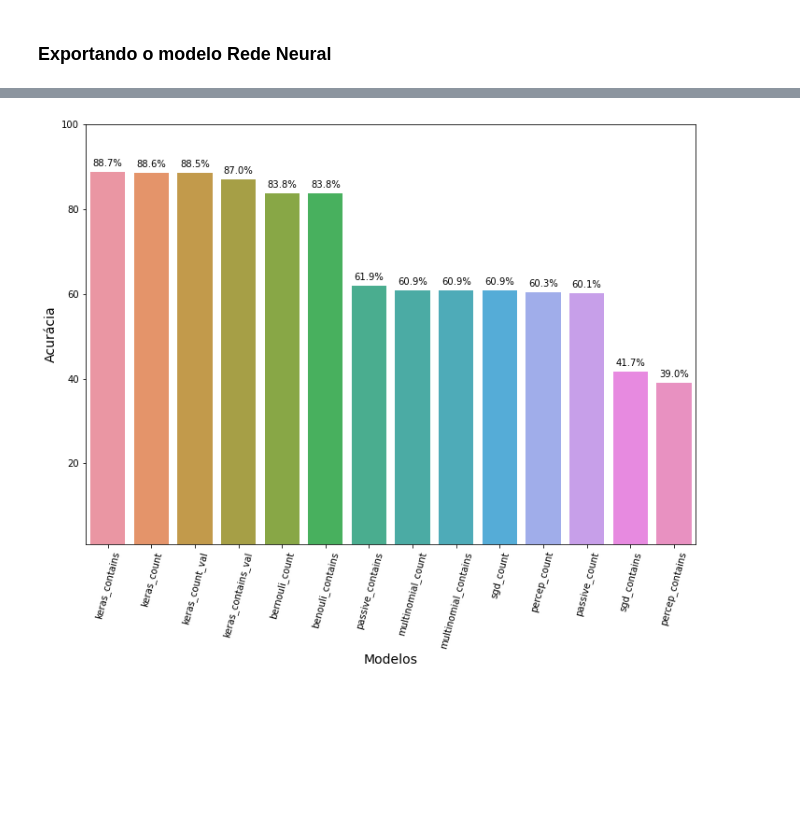
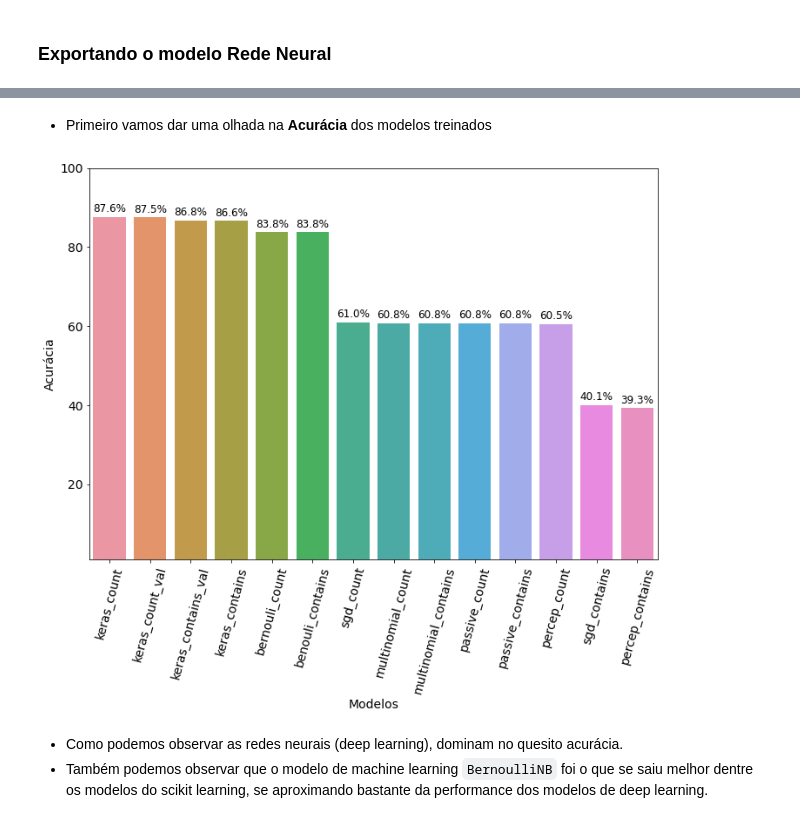
Before and after one commit to tiuwill/tcc-fake-news-ai-detector, a Jupyter notebook: TCC.ipynb, the cells around one changed output, grey strips where cells are left out. Cells and saved outputs as stored; diff of their text form; code cells hidden in the pictures; blank space fills up the shorter version.

```diff
--- a/TCC.ipynb
+++ b/TCC.ipynb
@@ -235,5 +272,0 @@ plt.rcParams.update({'font.size': 22})
-# %%
-df_verdadeiro_mc_whithout_sw.sort_values(by='count', ascending=False)
-df_verdadeiro_mc_whithout_sw[:30].plot.barh(x='word', y='count', color='blue').invert_yaxis()
-plt.gcf().set_size_inches(12,9)
-plt.rcParams.update({'font.size': 20})
@@ -442,4 +390,0 @@ plt.rcParams.update({'font.size': 22})
-# %%
-sns.relplot(x='count', y='ratio', hue='classe', col='classe', data=all_count_ratio)
-plt.gcf().set_size_inches(12,6)
-plt.rcParams.update({'font.size': 20})
@@ -473,4 +390,0 @@ pvalue_count.pvalue
-# %%
-plt.rc('figure', figsize=(10,5))
-hist = plt.hist(verdadeiras['ratio'],density=True,bins=razao_range)
-plt.show()
@@ -1799,2 +2234,2 @@ stats_df.to_csv('model_stats_formatted.csv')
 # %%
-stats_df = pd.read_csv('estatisticas/model_stats_formatted.csv')
+stats_df = pd.read_csv('estatisticas/model_stats_formatted2.csv')
@@ -1810,20 +2256,27 @@ stats_df.head()
+# %% [markdown]
+- Primeiro vamos dar uma olhada na **Acurácia** dos modelos treinados
 # %%
+plt.clf()
 plt.xticks(rotation=75)
+plt.rcParams.update({'font.size': 12})
 g = sns.barplot(x='model', y = 'accuracy', data=stats_df.sort_values(['accuracy'], ascending=False))
 for p in g.patches:
     g.annotate(str(format(p.get_height(), '.1f')) + '%',
                    (p.get_x() + p.get_width() / 2., p.get_height()),
                    ha = 'center', va = 'center',
                    xytext = (0, 9),
                    textcoords = 'offset points')
 plt.xlabel("Modelos", size=14)
 plt.ylabel("Acurácia", size=14)
 plt.savefig("acurácia modelos.png")
 plt.gcf().set_size_inches(11.7, 8.27)
 plt.ylim(1,100)
 plt.show()
 # %% [output]
-[figure, old version]
+[figure, new version]
+# %% [markdown]
+- Como podemos observar as redes neurais (deep learning), dominam no quesito acurácia.
+- Também podemos observar que o modelo de machine learning `BernoulliNB` foi o que se saiu melhor dentre os modelos do scikit learning, se aproximando bastante da performance dos modelos de deep learning.
 # %%
 plt.xticks(rotation=75)
 g = sns.barplot(x='model', y = 'recall', data=stats_df.sort_values(['recall'], ascending=False))
```
Also changed, not shown: parts of 433 cells of this notebook, 2 other files.
